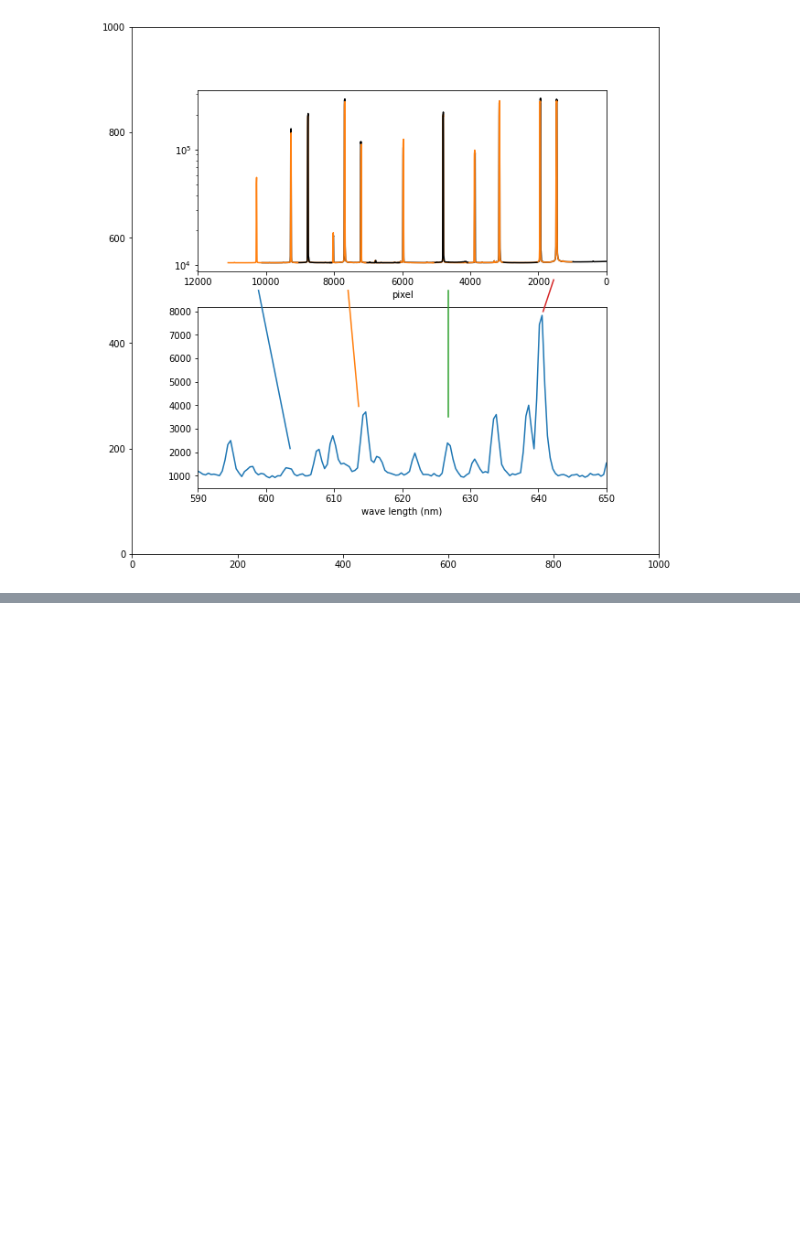
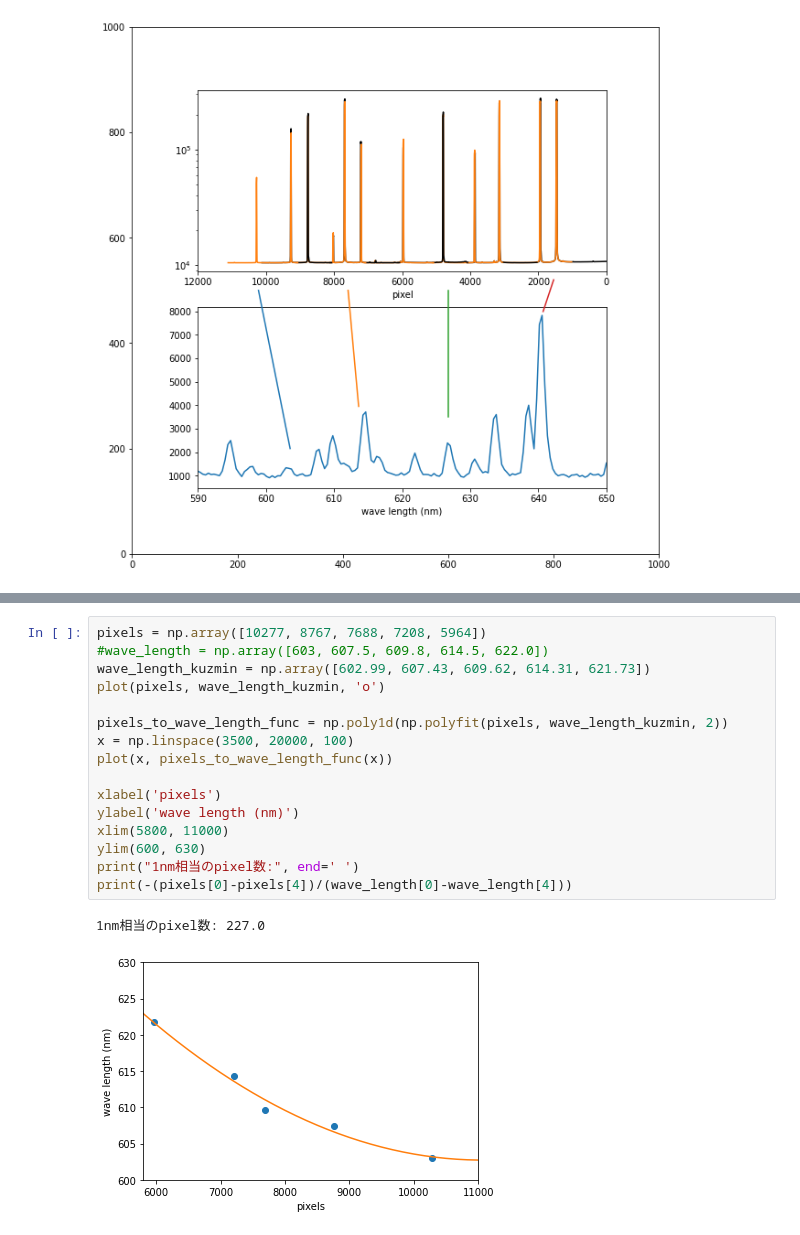
Before and after one commit to AtsushiNi/myLeprecon, a Jupyter notebook: niihama/motor_misalignment.ipynb, the cells around one changed output, grey strips where cells are left out. Drawn from its saved outputs; the diff is of its cells as text; blank space fills up the shorter version.

```diff
--- a/niihama/motor_misalignment.ipynb
+++ b/niihama/motor_misalignment.ipynb
@@ -222,0 +264,19 @@ added_axes.plot([800, 780], [520, 460])
+# %%
+pixels = np.array([10277, 8767, 7688, 7208, 5964])
+#wave_length = np.array([603, 607.5, 609.8, 614.5, 622.0])
+wave_length_kuzmin = np.array([602.99, 607.43, 609.62, 614.31, 621.73])
+plot(pixels, wave_length_kuzmin, 'o')
+
+pixels_to_wave_length_func = np.poly1d(np.polyfit(pixels, wave_length_kuzmin, 2))
+x = np.linspace(3500, 20000, 100)
+plot(x, pixels_to_wave_length_func(x))
+
+xlabel('pixels')
+ylabel('wave length (nm)')
+xlim(5800, 11000)
+ylim(600, 630)
+print("1nm相当のpixel数:", end=' ')
+print(-(pixels[0]-pixels[4])/(wave_length[0]-wave_length[4]))
+# %% [output]
+1nm相当のpixel数: 227.0
+[figure, added]
```
Also changed, not shown: parts of 4 cells of this notebook.
